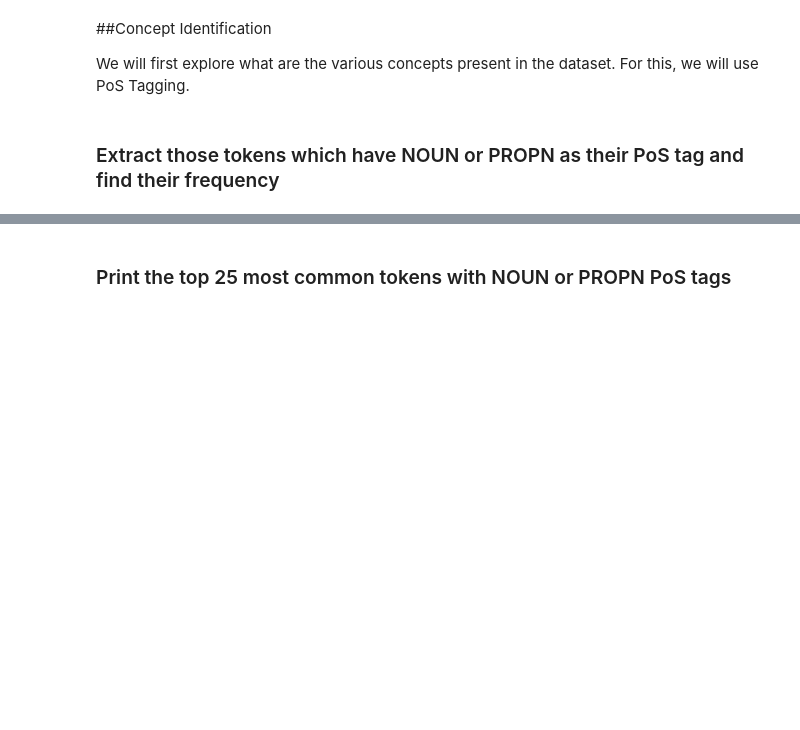
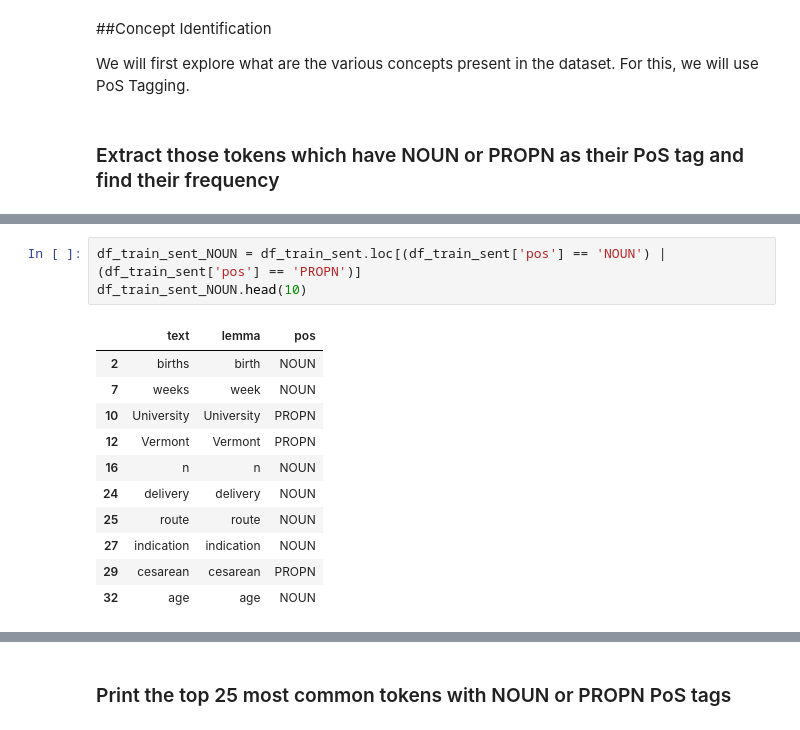
Before and after one commit to abhijeetpj/NLP-Name-Entity-Recognition, a Jupyter notebook: Assignment.ipynb, the cells around one changed output, grey strips where cells are left out. Drawn from its saved outputs; the diff is of its cells as text; blank space fills up the shorter version.

```diff
--- a/Assignment.ipynb
+++ b/Assignment.ipynb
@@ -37,0 +199,15 @@ We will first explore what are the various concepts present in the dataset. For
+# %%
+df_train_sent_NOUN = df_train_sent.loc[(df_train_sent['pos'] == 'NOUN') | (df_train_sent['pos'] == 'PROPN')]
+df_train_sent_NOUN.head(10)
+# %% [output]
+|  | text | lemma | pos |
+| 2 | births | birth | NOUN |
+| 7 | weeks | week | NOUN |
+| 10 | University | University | PROPN |
+| 12 | Vermont | Vermont | PROPN |
+| 16 | n | n | NOUN |
+| 24 | delivery | delivery | NOUN |
+| 25 | route | route | NOUN |
+| 27 | indication | indication | NOUN |
+| 29 | cesarean | cesarean | PROPN |
+| 32 | age | age | NOUN |
```
Also changed, not shown: parts of 28 cells of this notebook.
